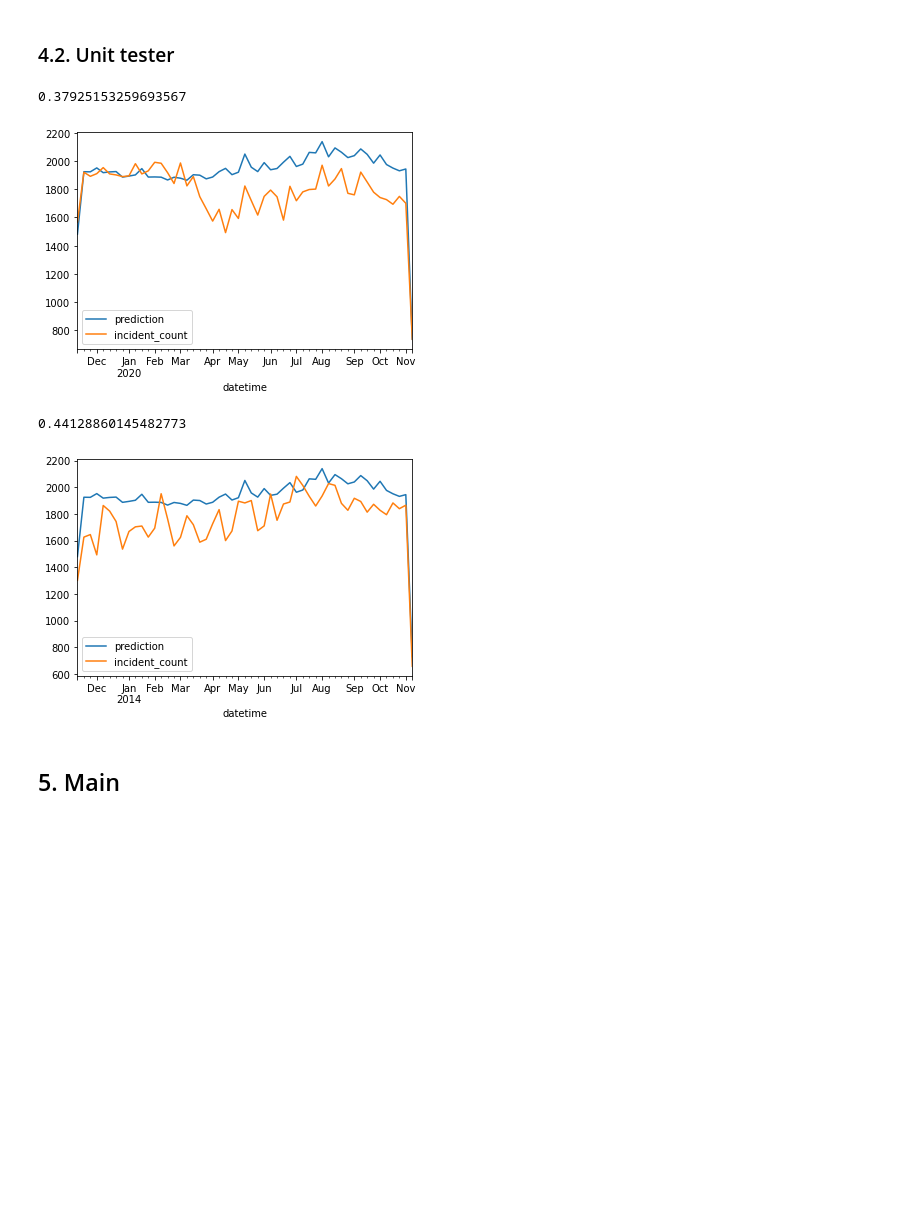
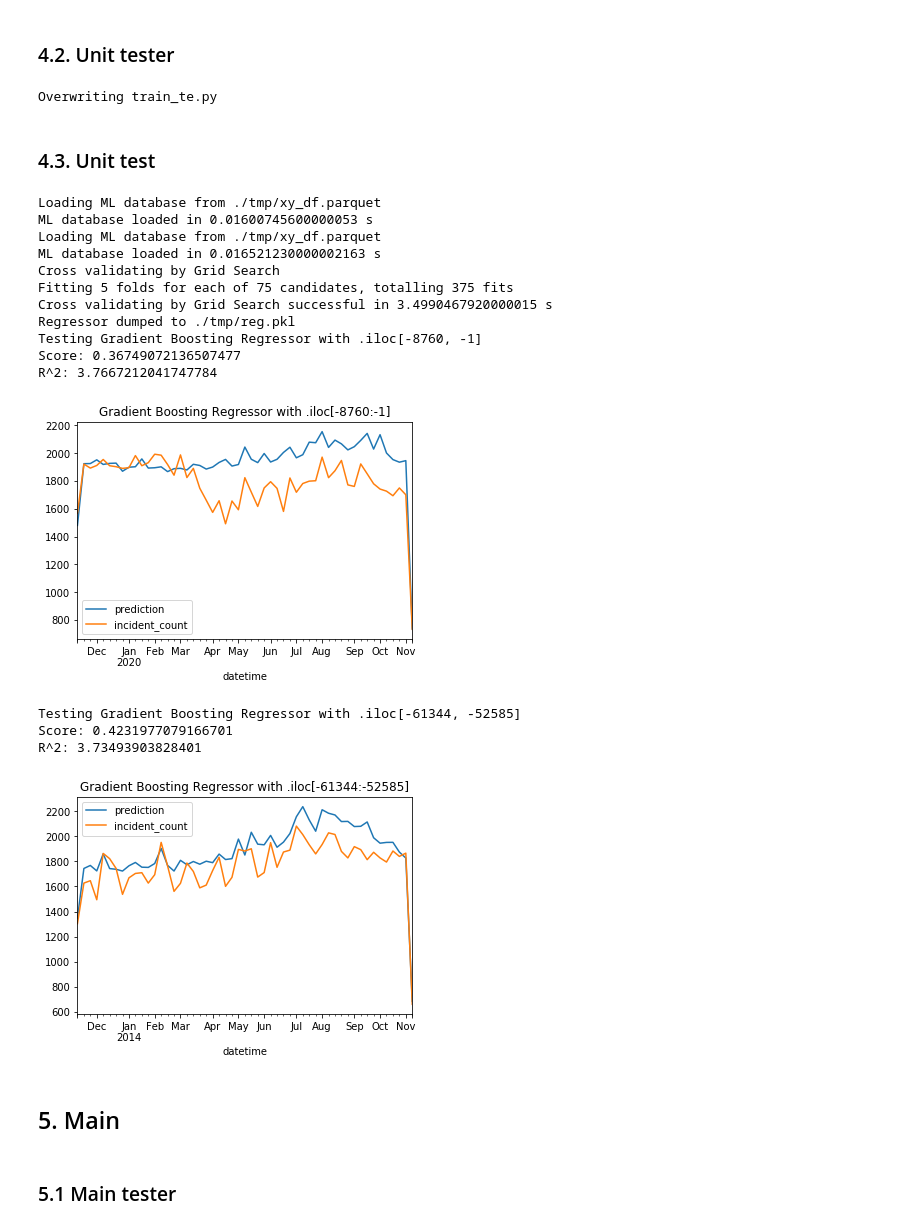
Before and after one commit to cmp0xff/seattle-911, a Jupyter notebook: main.ipynb, the cells around one changed output. Saved outputs shown, nothing was run; the diff lists cells and outputs as text; code cells hidden in the pictures; blank space fills up the shorter version.

```diff
--- a/main.ipynb
+++ b/main.ipynb
@@ -543,27 +619,61 @@ Overwriting train.py
 # %% [markdown]
 ### 4.2. Unit tester
 # %%
+%%writefile train_te.py
+
 import pandas as pd
+from time import process_time as timer
 import matplotlib.pyplot as plt
 
+import init
+import prep
 import train
+import pred_te
+from importlib import reload
 
-reg = train.train()
+def train_te() :
 
-y_p1 = reg.predict(x.iloc[e1_ind])
-print(reg.score(x.iloc[e1_ind], y.iloc[e1_ind]))
-pd.DataFrame(data=y_p1, index=x.iloc[e1_ind].index, columns=['prediction']).join(y.iloc[e1_ind]).resample('W').sum().plot()
-plt.show()
+    reload(init)
+    reload(prep)
+    reload(train)
+    reload(pred_te)
 
-y_p2 = reg.predict(x.iloc[e1_ind])
-print(reg.score(x.iloc[e2_ind], y.iloc[e2_ind]))
-pd.DataFrame(data=y_p2, index=x.iloc[e2_ind].index, columns=['prediction']).join(y.iloc[e2_ind]).resample('W').sum().plot()
-plt.show()
+    x, y = init.init()
+
+    tr_ind, e1_ind, e2_ind = prep.nai_splitter()
+
+    reg = train.train()
+
+    pred_te.printer(x, y, e1_ind, reg)
+    pred_te.printer(x, y, e2_ind, reg)
 # %% [output]
-0.37925153259693567
+Overwriting train_te.py
-[figure, removed]
-0.44128860145482773
-[figure, removed]
+# %% [markdown]
+### 4.3. Unit test
+# %%
+import train_te
+from importlib import reload
+
+reload(train_te)
+
+train_te.train_te()
+# %% [output]
+Loading ML database from ./tmp/xy_df.parquet
+ML database loaded in 0.01600745600000053 s
+Loading ML database from ./tmp/xy_df.parquet
+ML database loaded in 0.016521230000002163 s
+Cross validating by Grid Search
+Fitting 5 folds for each of 75 candidates, totalling 375 fits
+Cross validating by Grid Search successful in 3.4990467920000015 s
+Regressor dumped to ./tmp/reg.pkl
+Testing Gradient Boosting Regressor with .iloc[-8760, -1]
+Score: 0.36749072136507477
+R^2: 3.7667212041747784
+[figure, added]
+Testing Gradient Boosting Regressor with .iloc[-61344, -52585]
+Score: 0.4231977079166701
+R^2: 3.73493903828401
+[figure, added]
 # %% [markdown]
 ## 5. Main
 # %%
@@ -591,3 +701,5 @@ def main() :
 
 if __name__ == '__main__':
     main()
+# %% [markdown]
+### 5.1 Main tester
```
Also changed, not shown: parts of 19 cells of this notebook, 6 other files.
